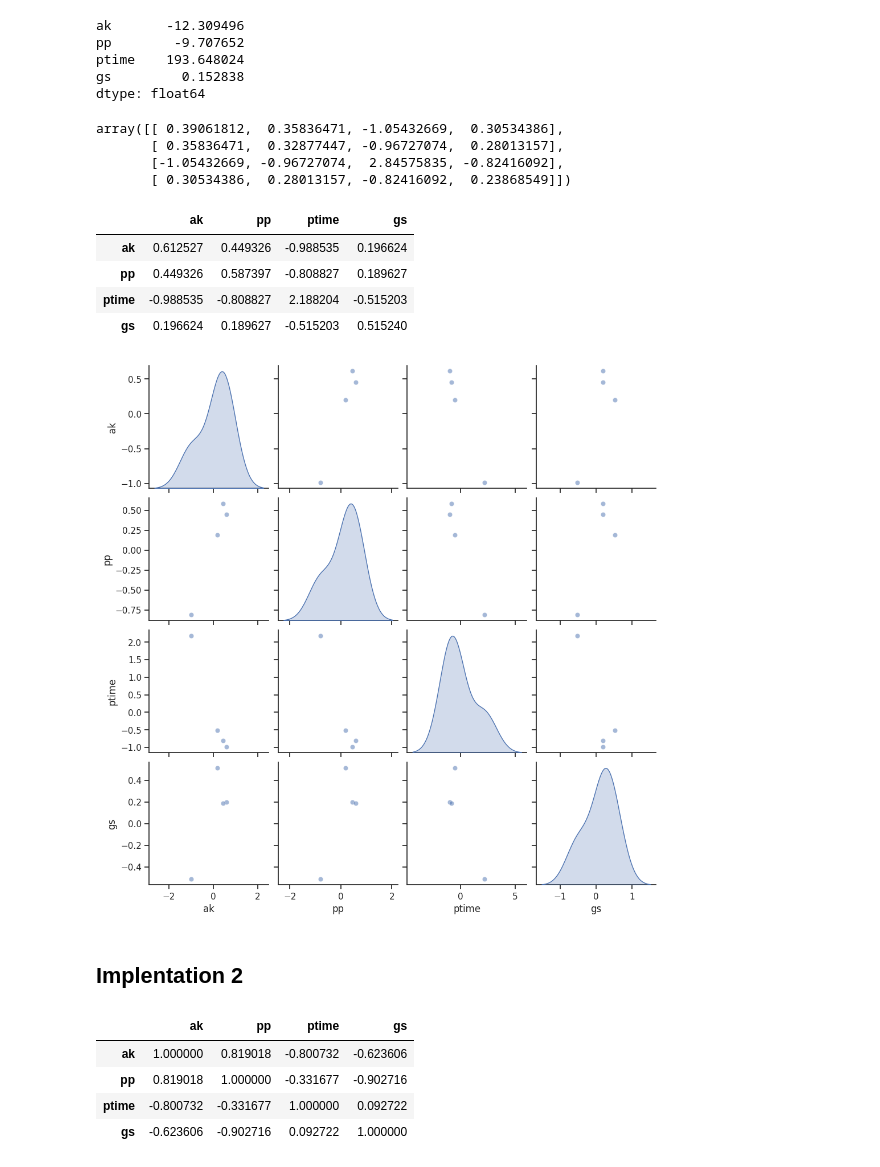
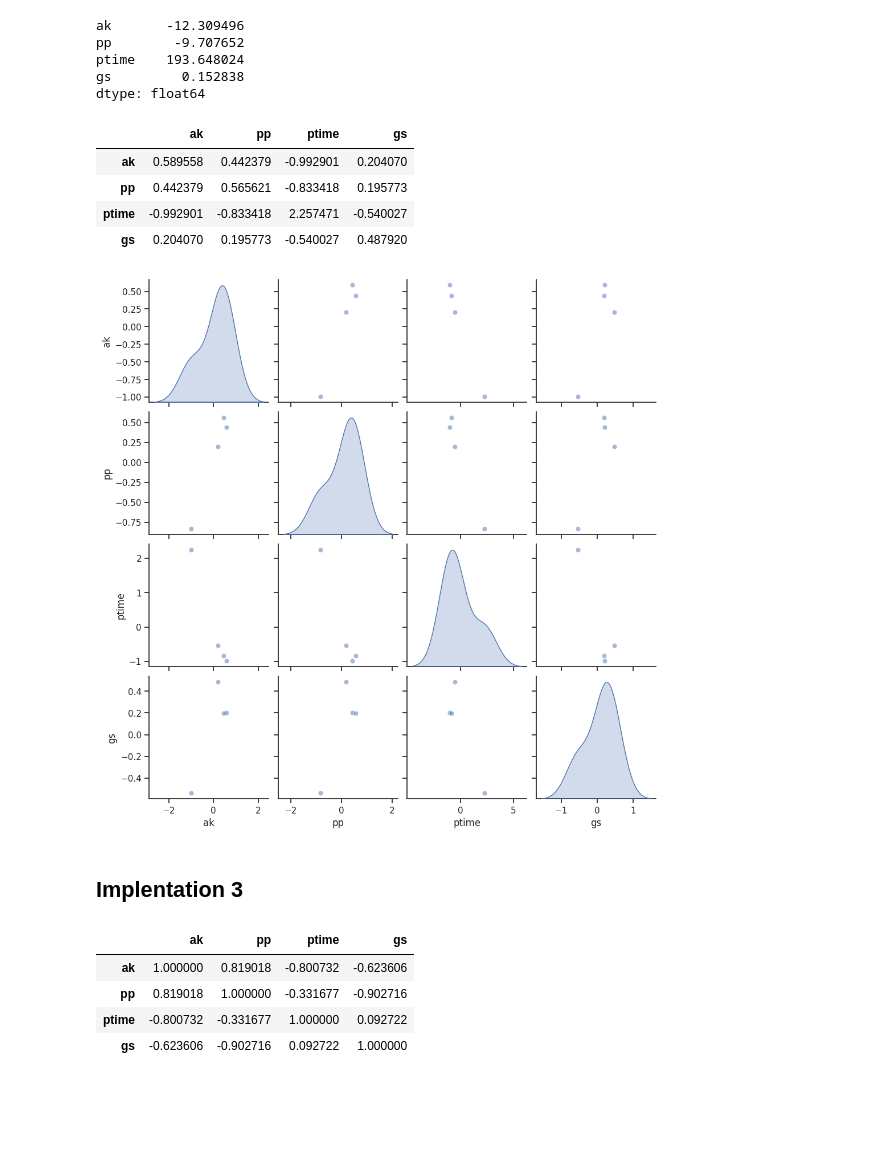
Before and after one commit to bananighosh/Fall-2023-NYU-AI, a Jupyter notebook: assignment_1/CS_GY6613_AI_Probability_Assignment.ipynb, the cells around one changed output. Saved outputs shown, nothing was run; the diff lists cells and outputs as text; code cells hidden in the pictures; blank space fills up the shorter version.

```diff
--- a/assignment_1/CS_GY6613_AI_Probability_Assignment.ipynb
+++ b/assignment_1/CS_GY6613_AI_Probability_Assignment.ipynb
@@ -445,51 +444,39 @@ n = 100
 for i in range(1, n + 1):
 
       # Mean vector for the multivariate normal distribution
-    xi = np.random.multivariate_normal(curr_mean, S0, size = 4)  # Adjust size as needed
+    xi = np.random.multivariate_normal(curr_mean, S0, size = n)  # Adjust size as needed
 
     # Calculate the mean vector μ for the current data points observed up to i
-    # curr_mean = np.mean(xi, axis=0)
+    mu_xi = np.mean(xi)
 
-    # # Calculate the covariance matrix for xi
-    # Si = np.cov((xi - curr_mean).T)
-
-    delta_xi = xi - np.mean(xi)
+    delta_xi = xi - mu_xi
     outer_product = np.outer(delta_xi, delta_xi)[:4,:4]
-    new_correlation_matrix = outer_product / np.var(xi)  # Calculate the correlation matrix for the new data
-
-    # Update the sample correlation matrix using the learning rate
-    sample_corr_mat = (1 - learning_rate) * sample_corr_mat + learning_rate * new_correlation_matrix
+    new_correlation_matrix = outer_product / np.var(xi) # Calculate the correlation matrix for the new data
 
 
-    # Store the current 4x4 portion of the covariance matrix
-    # sample_correlation_matrices.append(Si)
-
-    # # Update S0 for the next iteration
-    # S0 = Si
+    # new_correlation_matrix
+    # Si = (i-1)/i * S{i-1} + (1/i) * ((xi - mean(xi)) * (xi - mean(xi))^T)
+    # new_Si = (1 - (1 / i)) * new_correlation_matrix + (1 / i) * np.outer(xi - np.mean(xi), xi - np.mean(xi))
+    # Update the sample correlation matrix as per the derived recusrsive formula in #2b above
+    learning_rate = 1 / i
+    sample_corr_mat = (1 - learning_rate) * sample_corr_mat + learning_rate * new_correlation_matrix
-# %%
-Si
-# %% [output]
-array([[ 0.39061812,  0.35836471, -1.05432669,  0.30534386],
-       [ 0.35836471,  0.32877447, -0.96727074,  0.28013157],
-       [-1.05432669, -0.96727074,  2.84575835, -0.82416092],
-       [ 0.30534386,  0.28013157, -0.82416092,  0.23868549]])
 # %%
-df_Si_2 = pd.DataFrame(sample_corr_mat, columns=['ak','pp','ptime','gs'])
-df_Si_2
+df_Si = pd.DataFrame(sample_corr_mat, columns=['ak','pp','ptime','gs'])
+df_Si
 # %% [output]
 |  | ak | pp | ptime | gs |
-| ak | 0.612527 | 0.449326 | -0.988535 | 0.196624 |
-| pp | 0.449326 | 0.587397 | -0.808827 | 0.189627 |
-| ptime | -0.988535 | -0.808827 | 2.188204 | -0.515203 |
-| gs | 0.196624 | 0.189627 | -0.515203 | 0.515240 |
+| ak | 0.589558 | 0.442379 | -0.992901 | 0.204070 |
+| pp | 0.442379 | 0.565621 | -0.833418 | 0.195773 |
+| ptime | -0.992901 | -0.833418 | 2.257471 | -0.540027 |
+| gs | 0.204070 | 0.195773 | -0.540027 | 0.487920 |
 # %%
 sns.set(style='ticks')
-sns.pairplot(df_Si_2, diag_kind = 'kde', markers='o', plot_kws=({'alpha': 0.5}))
+sns.pairplot(df_Si, diag_kind = 'kde', markers='o', plot_kws=({'alpha': 0.5}))
 plot.show()
 # %% [output]
-[figure, old version]
+[figure, new version]
 # %% [markdown]
-## Implentation 2
+## Implentation 3
 # %%
 n = 100
 
```
Also changed, not shown: parts of 3 cells of this notebook.
